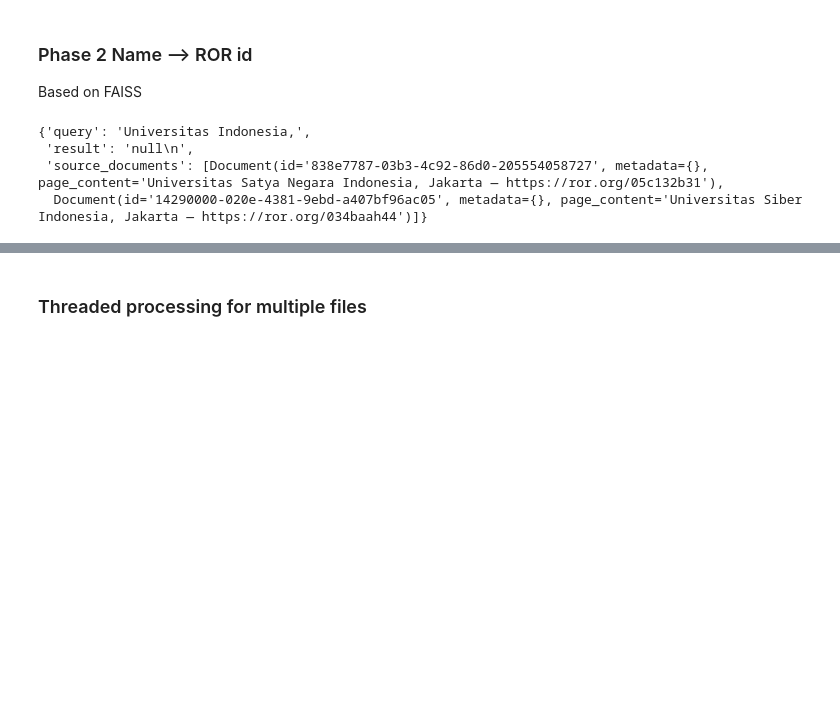
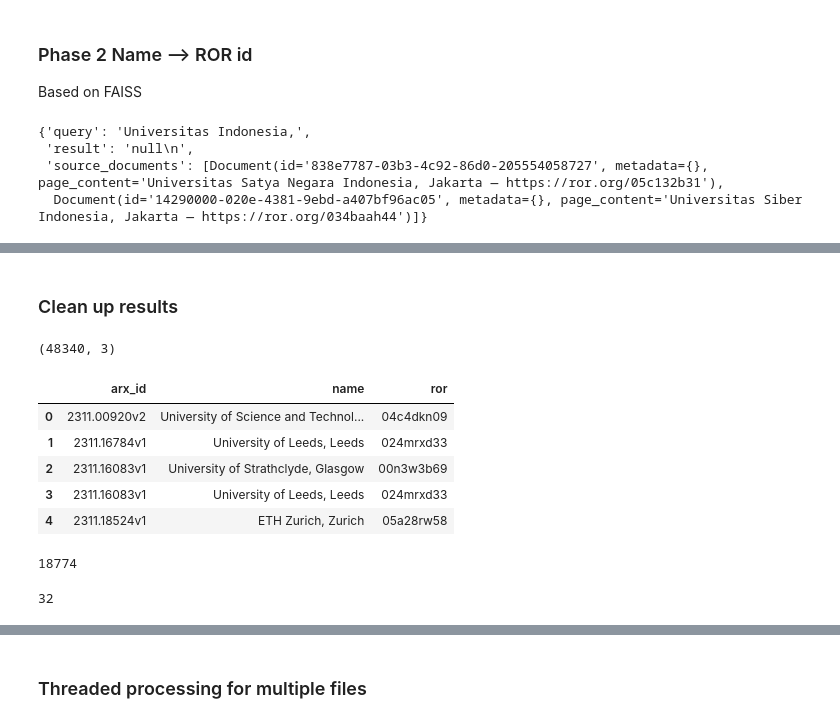
Before and after one commit to arXiv/metadata-vertexai, a Jupyter notebook: ccameron_gemini.ipynb, the cells around one changed output, grey strips where cells are left out. Saved outputs shown, nothing was run; the diff lists cells and outputs as text; code cells hidden in the pictures; blank space fills up the shorter version.

```diff
--- a/ccameron_gemini.ipynb
+++ b/ccameron_gemini.ipynb
@@ -178 +184,24 @@ Wall time: 501 ms
 'null'
+# %% [markdown]
+### Clean up results
+# %%
+res_df = pd.read_csv("gs://institutional-extract-scratch/output/2311_db_all.csv.zip")
+# %%
+res_df.shape
+res_df.head()
+res_df['arx_id'].nunique()
+# %% [output]
+(48340, 3)
+|  | arx_id | name | ror |
+| 0 | 2311.00920v2 | University of Science and Technol... | 04c4dkn09 |
+| 1 | 2311.16784v1 | University of Leeds, Leeds | 024mrxd33 |
+| 2 | 2311.16083v1 | University of Strathclyde, Glasgow | 00n3w3b69 |
+| 3 | 2311.16083v1 | University of Leeds, Leeds | 024mrxd33 |
+| 4 | 2311.18524v1 | ETH Zurich, Zurich | 05a28rw58 |
+18774
+# %%
+# probably html formatted files
+error_files = res_df[res_df['name']=='error']['arx_id'].to_list()
+len(error_files)
+# %% [output]
+32
```
Also changed, not shown: parts of 9 cells of this notebook, 3 other files.
